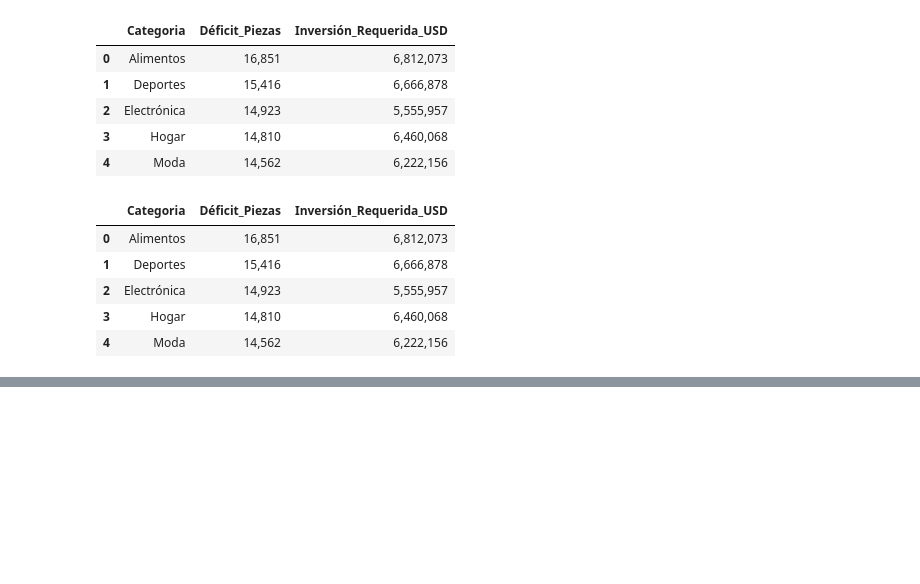
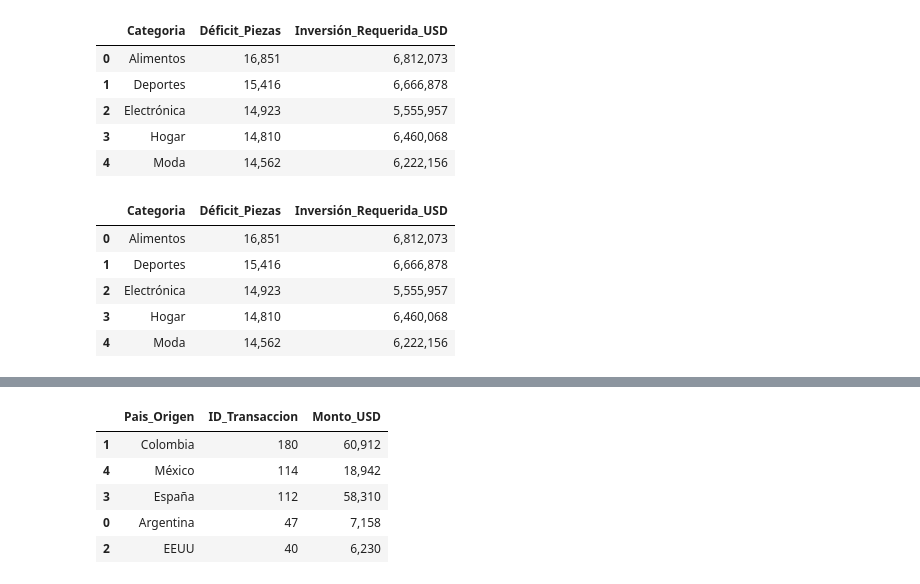
Before and after one commit to NandoRR77/Ejercicios-Practica-Python, a Jupyter notebook: Ciencia de datos/5. Laboratorio Inventarios y Fraudes/laboratorio_inventarios_fraudes.ipynb, the cells around one changed output, grey strips where cells are left out. Cells and saved outputs as stored; diff of their text form; code cells hidden in the pictures; blank space fills up the shorter version.

```diff
--- a/Ciencia de datos/5. Laboratorio Inventarios y Fraudes/laboratorio_inventarios_fraudes.ipynb
+++ b/Ciencia de datos/5. Laboratorio Inventarios y Fraudes/laboratorio_inventarios_fraudes.ipynb
@@ -491,0 +651,16 @@ df_resumen_compras_criticas
+# %%
+#Filtrar en un nuevo df los registros con riesgo mayor a 0.90
+df_auditoria_paises_criticos = df_transacciones_giga[df_transacciones_giga['Puntaje_Riesgo'] > 0.90].copy()
+
+#Agrupar datos por países
+df_auditoria_paises_criticos = df_auditoria_paises_criticos.groupby('Pais_Origen')[['ID_Transaccion', 'Monto_USD']].agg({'ID_Transaccion':'count', 'Monto_USD':'sum'}).reset_index().round(1)
+
+#Ordeno de mayor a menor numero de transacciones
+df_auditoria_paises_criticos.sort_values('ID_Transaccion', ascending=False)
+# %% [output]
+|  | Pais_Origen | ID_Transaccion | Monto_USD |
+| 1 | Colombia | 180 | 60,912 |
+| 4 | México | 114 | 18,942 |
+| 3 | España | 112 | 58,310 |
+| 0 | Argentina | 47 | 7,158 |
+| 2 | EEUU | 40 | 6,230 |
```
Also changed, not shown: parts of 19 cells of this notebook, 4 other files.
